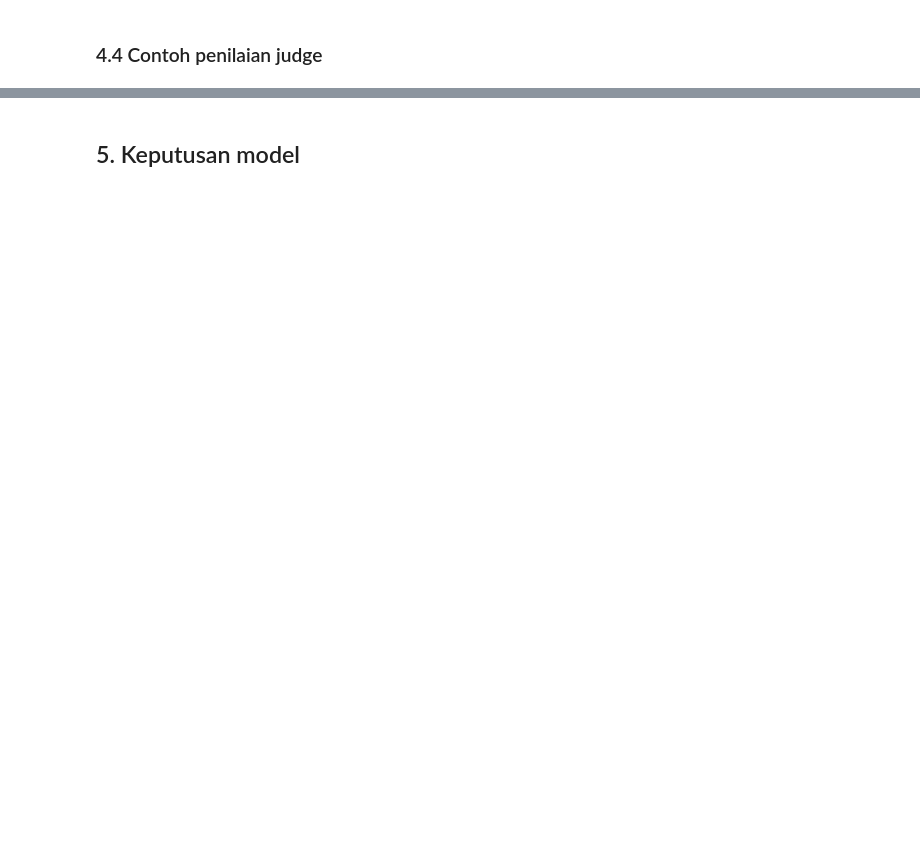
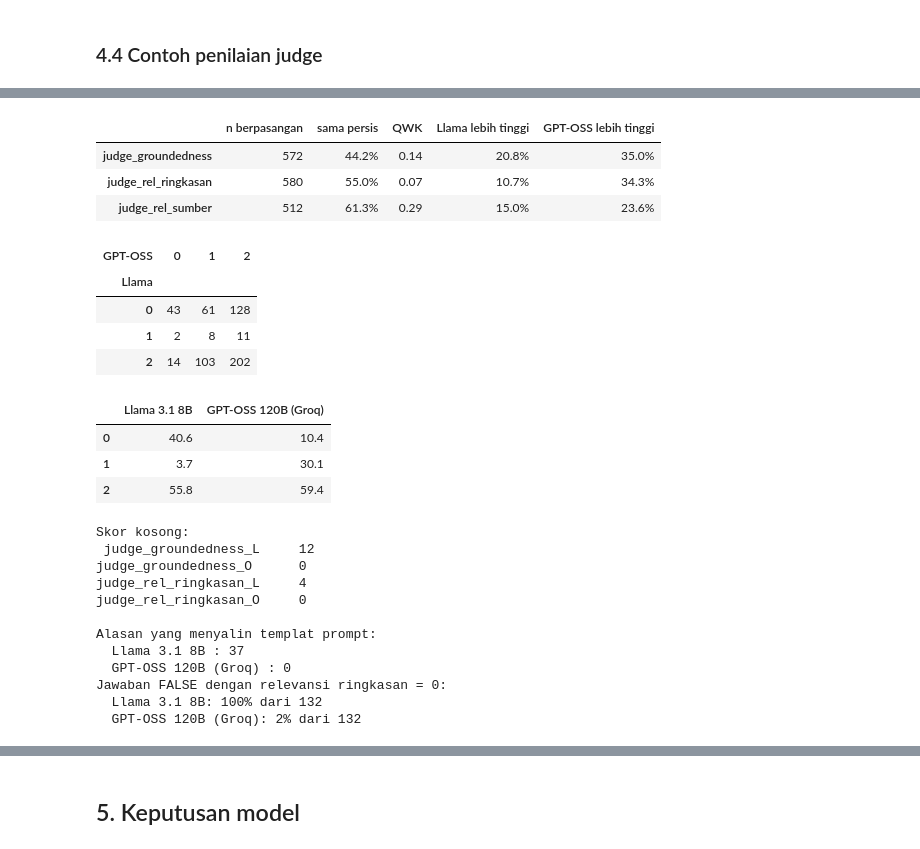
Before and after one commit to upiupiup/intern-rpjmn, a Jupyter notebook: notebook/5c_rpjmn_evaluasi_model.ipynb, the cells around one changed output, grey strips where cells are left out. Saved outputs shown, nothing was run; the diff lists cells and outputs as text; code cells hidden in the pictures; blank space fills up the shorter version.

```diff
--- a/notebook/5c_rpjmn_evaluasi_model.ipynb
+++ b/notebook/5c_rpjmn_evaluasi_model.ipynb
@@ -582,0 +610,80 @@ else:
+# %%
+F_LLAMA = DATA_OUT / "judge_groundedness_relevansi.csv"     # hasil judge Llama dari 5b
+KUNCI = ["model_nama", "row_no"]
+SKOR  = ["judge_groundedness", "judge_rel_ringkasan", "judge_rel_sumber"]
+NAMA_L, NAMA_O = "Llama 3.1 8B", JUDGE_LABEL
+
+lm = (pd.read_csv(F_LLAMA, encoding="utf-8-sig").drop_duplicates(KUNCI, keep="last") [KUNCI + KOL_JUDGE].rename(columns={c: f"{c}_L" for c in KOL_JUDGE}))
+bd = hj.rename(columns={c: f"{c}_O" for c in KOL_JUDGE}).merge(lm, on=KUNCI, how="left")
+assert len(bd) == len(df)
+
+def qwk(a, b, k=3):
+    # quadratic weighted kappa untuk skor ordinal 0..k-1
+    O = pd.crosstab(a, b).reindex(index=range(k), columns=range(k), fill_value=0).to_numpy(float)
+    E = np.outer(O.sum(1), O.sum(0)) / O.sum()
+    W = np.subtract.outer(np.arange(k), np.arange(k)) ** 2 / (k - 1) ** 2
+    return 1 - (W * O).sum() / (W * E).sum()
+
+def pasangan(d, kol):
+    p = d[[f"{kol}_L", f"{kol}_O"]].dropna().astype(int)
+    p.columns = ["L", "O"]
+    return p
+
+# 1) Kesepakatan kedua judge
+rows = {}
+for kol in SKOR:
+    p = pasangan(bd, kol)
+    rows[kol] = {"n berpasangan": len(p), "sama persis": f"{(p.L == p.O).mean():.1%}",
+                 "QWK": round(qwk(p.L, p.O), 2),
+                 "Llama lebih tinggi": f"{(p.L > p.O).mean():.1%}",
+                 "GPT-OSS lebih tinggi": f"{(p.O > p.L).mean():.1%}"}
+display(pd.DataFrame(rows).T)
+
+p = pasangan(bd, "judge_groundedness")
+display(pd.crosstab(p.L, p.O, rownames=["Llama"], colnames=["GPT-OSS"]))
+
+# 2) Sebaran skor groundedness (%)
+display(pd.DataFrame({NAMA_L: bd["judge_groundedness_L"].value_counts(normalize=True), NAMA_O: bd["judge_groundedness_O"].value_counts(normalize=True)}).reindex([0, 1, 2]).mul(100).round(1))
+
+# 3) Kegagalan (skor kosong)
+print("Skor kosong:\n", bd[[f"{k}_{s}" for k in SKOR[:2] for s in "LO"]].isna().sum().to_string())
+
+# 4) Artefak yang ditemukan di 5b
+print("\nAlasan yang menyalin templat prompt:")
+print(" ", NAMA_L, ":", bd["alasan_groundedness_L"].fillna("").str.contains("maks 1 kalimat", case=False).sum())
+print(" ", NAMA_O, ":", bd["alasan_groundedness_O"].fillna("").str.contains("maks 10 kata", case=False).sum())
+print("Jawaban FALSE dengan relevansi ringkasan = 0:")
+f = bd[~bd["pred"]]
+for nama, s in [(NAMA_L, f["judge_rel_ringkasan_L"]), (NAMA_O, f["judge_rel_ringkasan_O"])]:
+    s = s.dropna()
+    print(f"  {nama}: {(s == 0).mean():.0%} dari {len(s)}")
+
+# 5) Apakah kesimpulan Gemma vs Qwen sama di kedua judge?
+display(pd.DataFrame({NAMA_L: bd.groupby("model_nama")["judge_groundedness_L"].mean(),
+                      NAMA_O: bd.groupby("model_nama")["judge_groundedness_O"].mean()}).loc[ORDER].round(2))
+# %% [output]
+|  | n berpasangan | sama persis | QWK | Llama lebih tinggi | GPT-OSS lebih tinggi |
+| judge_groundedness | 572 | 44.2% | 0.14 | 20.8% | 35.0% |
+| judge_rel_ringkasan | 580 | 55.0% | 0.07 | 10.7% | 34.3% |
+| judge_rel_sumber | 512 | 61.3% | 0.29 | 15.0% | 23.6% |
+| GPT-OSS | 0 | 1 | 2 |
+| Llama |  |  |  |
+| 0 | 43 | 61 | 128 |
+| 1 | 2 | 8 | 11 |
+| 2 | 14 | 103 | 202 |
+|  | Llama 3.1 8B | GPT-OSS 120B (Groq) |
+| 0 | 40.6 | 10.4 |
+| 1 | 3.7 | 30.1 |
+| 2 | 55.8 | 59.4 |
+Skor kosong:
+ judge_groundedness_L     12
+judge_groundedness_O      0
+judge_rel_ringkasan_L     4
+judge_rel_ringkasan_O     0
+
+Alasan yang menyalin templat prompt:
+  Llama 3.1 8B : 37
+  GPT-OSS 120B (Groq) : 0
+Jawaban FALSE dengan relevansi ringkasan = 0:
+  Llama 3.1 8B: 100% dari 132
+  GPT-OSS 120B (Groq): 2% dari 132
```
Also changed, not shown: parts of 26 cells of this notebook, 1 other file.
